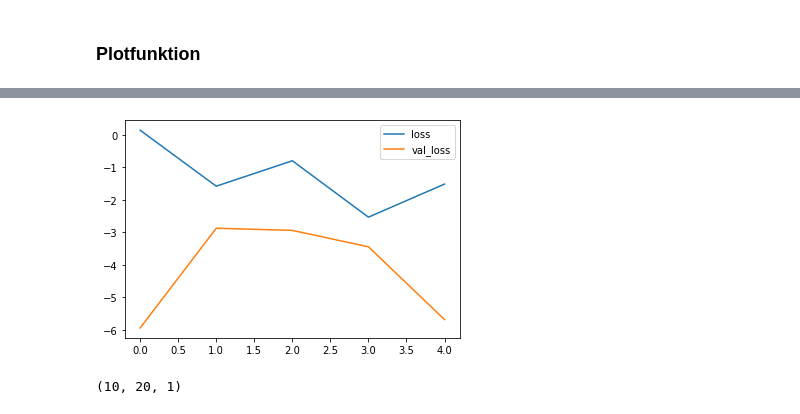
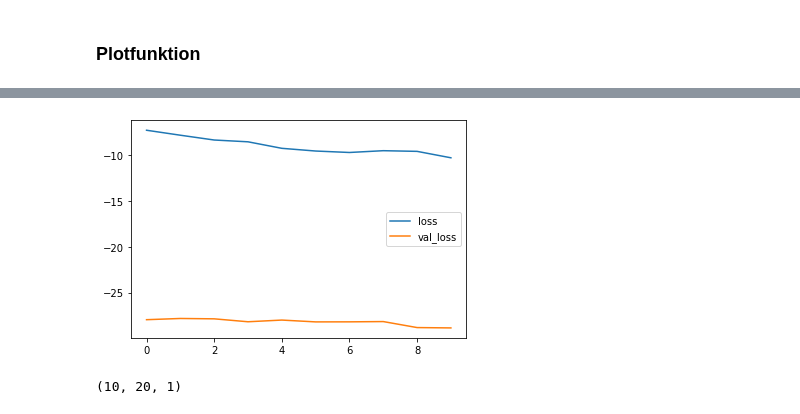
Before and after one commit to simonsymhoven/neuronalNetworkDiabetes, a Jupyter notebook: 05_Autoencoder_1D_CNN_Grafik.ipynb, the cells around one changed output, grey strips where cells are left out. Saved outputs shown, nothing was run; the diff lists cells and outputs as text; code cells hidden in the pictures.

```diff
--- a/05_Autoencoder_1D_CNN_Grafik.ipynb
+++ b/05_Autoencoder_1D_CNN_Grafik.ipynb
@@ -151,13 +153,13 @@ Non-trainable params: 0
 _________________________________________________________________
 # %%
 autoencoder_train = autoencoder.fit(inputs_train, targets_train,
-                                    batch_size=14,
-                                    epochs=5,
+                                    batch_size=2,
+                                    epochs=10,
                                     verbose=1,
                                     validation_data=(inputs_test, targets_test),
                                     callbacks=[plot_losses])
 # %% [output]
-[figure, old version]
+[figure, new version]
 # %%
 #Prediction
 pred = autoencoder.predict(val)
```
Also changed, not shown: parts of 3 cells of this notebook, 1 other file.
